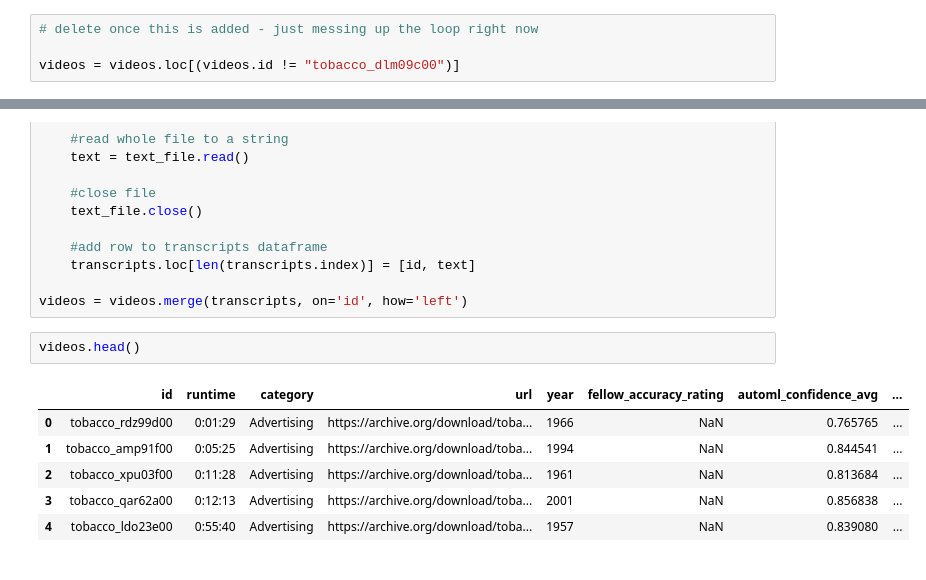
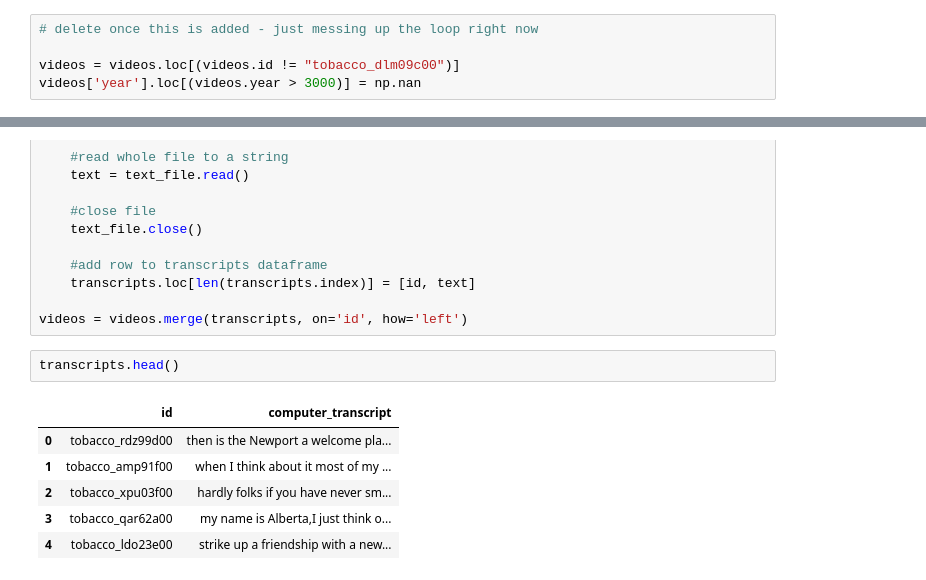
Before and after one commit to geoffswc/Internet-Archives-Transcripts, a Jupyter notebook: transcript_accuracy_assessment.ipynb, the cells around one changed output, grey strips where cells are left out. Drawn from its saved outputs; the diff is of its cells as text.

```diff
--- a/transcript_accuracy_assessment.ipynb
+++ b/transcript_accuracy_assessment.ipynb
@@ -37,6 +19,7 @@ Name: id, dtype: object
 # delete once this is added - just messing up the loop right now
 
 videos = videos.loc[(videos.id != "tobacco_dlm09c00")]
+videos['year'].loc[(videos.year > 3000)] = np.nan
 # %%
 # add transcripts into the dataframe
 
@@ -59,11 +42,11 @@ for id in videos.id:
 
 videos = videos.merge(transcripts, on='id', how='left')
 # %%
-videos.head()
+transcripts.head()
 # %% [output]
-|  | id | runtime | category | url | year | fellow_accuracy_rating | automl_confidence_avg | ... |
-| 0 | tobacco_rdz99d00 | 0:01:29 | Advertising | https://archive.org/download/toba... | 1966 | NaN | 0.765765 | ... |
-| 1 | tobacco_amp91f00 | 0:05:25 | Advertising | https://archive.org/download/toba... | 1994 | NaN | 0.844541 | ... |
-| 2 | tobacco_xpu03f00 | 0:11:28 | Advertising | https://archive.org/download/toba... | 1961 | NaN | 0.813684 | ... |
-| 3 | tobacco_qar62a00 | 0:12:13 | Advertising | https://archive.org/download/toba... | 2001 | NaN | 0.856838 | ... |
-| 4 | tobacco_ldo23e00 | 0:55:40 | Advertising | https://archive.org/download/toba... | 1957 | NaN | 0.839080 | ... |
+|  | id | computer_transcript |
+| 0 | tobacco_rdz99d00 | then is the Newport a welcome pla... |
+| 1 | tobacco_amp91f00 | when I think about it most of my ... |
+| 2 | tobacco_xpu03f00 | hardly folks if you have never sm... |
+| 3 | tobacco_qar62a00 | my name is Alberta,I just think o... |
+| 4 | tobacco_ldo23e00 | strike up a friendship with a new... |
```
Also changed, not shown: parts of 7 cells of this notebook.
